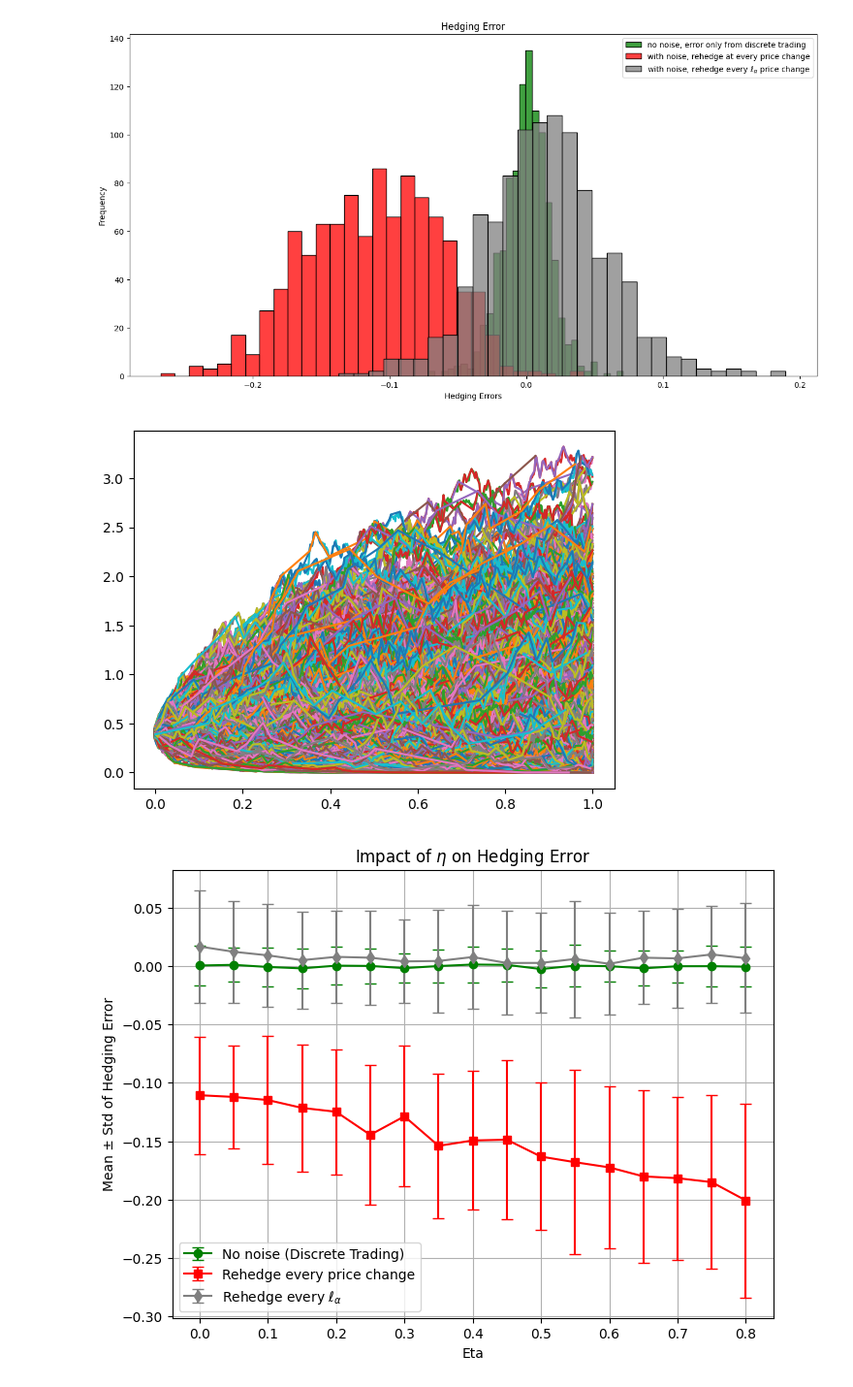
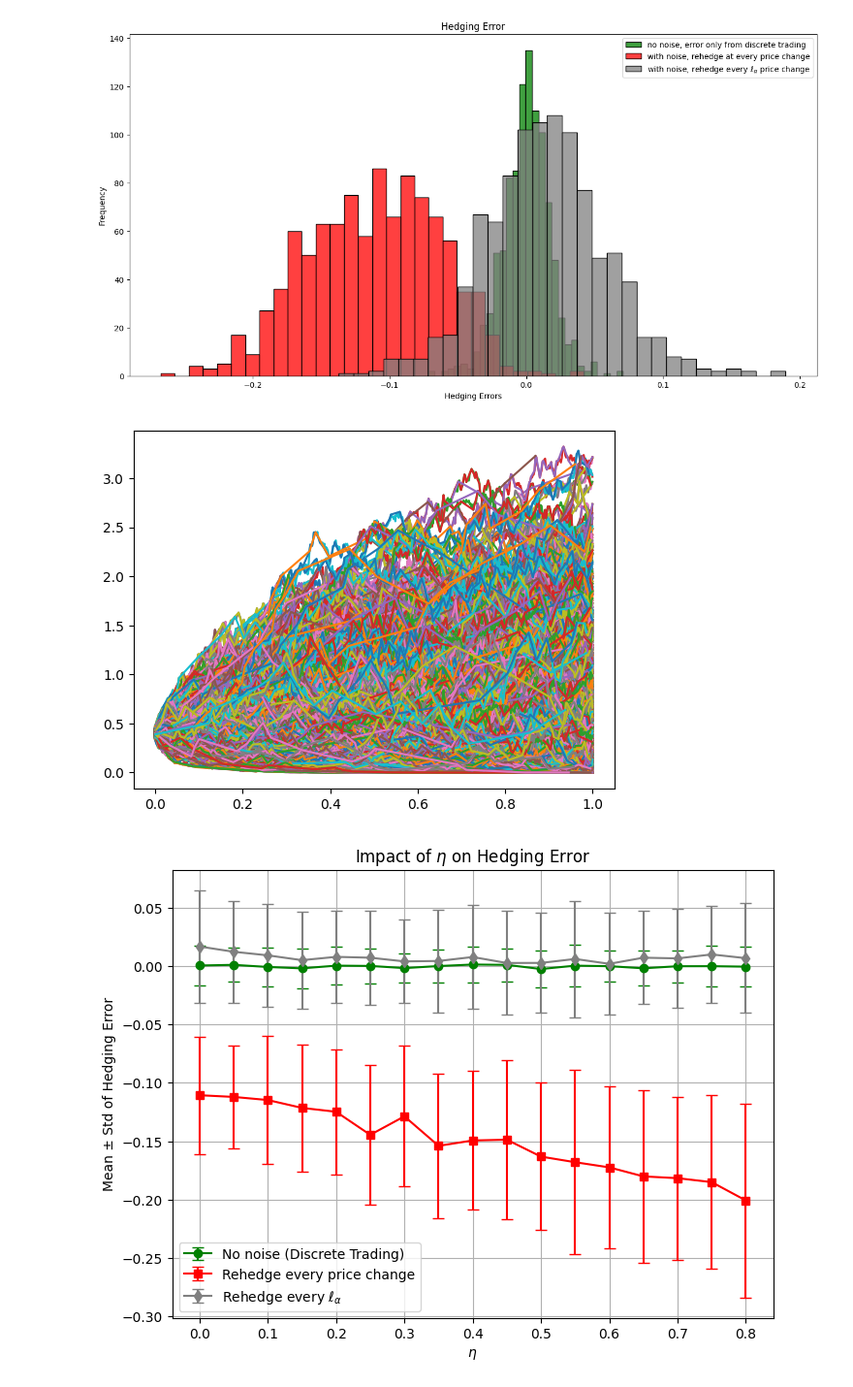
Before and after one commit to cs821/IC_MF_Market_Microstructure_CW, a Jupyter notebook: hedging_error_GBM_params.ipynb, the cells around one changed output. Shown: that part at 97% size. Saved outputs shown, nothing was run; the diff lists cells and outputs as text; code cells hidden in the pictures.

```diff
--- a/hedging_error_GBM_params.ipynb
+++ b/hedging_error_GBM_params.ipynb
@@ -428,35 +428,35 @@ def analyze_eta_impact(eta_values, model='GBM'):
         mean_errors["strategy_2"].append(np.mean(errors_2))
         mean_errors["strategy_3"].append(np.mean(errors_3))
 
         std_errors["strategy_1"].append(np.std(errors_1))
         std_errors["strategy_2"].append(np.std(errors_2))
         std_errors["strategy_3"].append(np.std(errors_3))
 
     # Plot
     plt.figure(figsize=(8, 6))
 
     plt.errorbar(eta_values, mean_errors["strategy_1"], yerr=std_errors["strategy_1"],
                  label="No noise (Discrete Trading)", color="green", fmt='-o', capsize=4)
     plt.errorbar(eta_values, mean_errors["strategy_2"], yerr=std_errors["strategy_2"],
                  label="Rehedge every price change", color="red", fmt='-s', capsize=4)
     plt.errorbar(eta_values, mean_errors["strategy_3"], yerr=std_errors["strategy_3"],
              label=r"Rehedge every $\ell_\alpha$", color="grey", fmt='-d', capsize=4)
 
-    plt.xlabel("Eta")
+    plt.xlabel(r"$\eta$")
     plt.ylabel("Mean ± Std of Hedging Error")
     plt.title(r"Impact of $\eta$ on Hedging Error")
     plt.legend()
     plt.grid()
     plt.savefig("eta.pdf",format='pdf')
     plt.show()
 
 
 # Run analysis
 eta_values = np.arange(0, 0.85, 0.05)
 analyze_eta_impact(eta_values, model='GBM')  # Change to 'CEV' or 'DD'
 # %% [output]
 [figure]
-[figure, old version]
+[figure, new version]
 # %%
 def analyze_sigma_impact(sigma_values, model='GBM'):
     """
```
Also changed, not shown: parts of 3 cells of this notebook, 6 other files.
